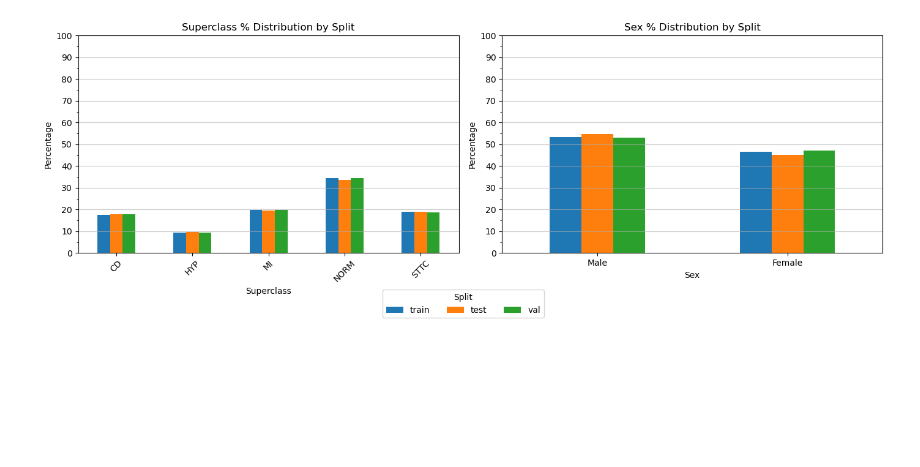
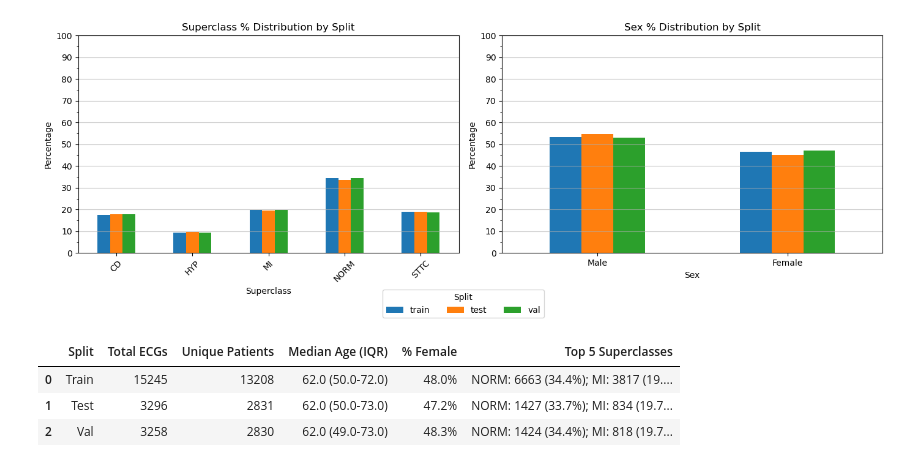
Before and after one commit to cristopher-d-delgado/ecg-ai-statistical-evaluation, a Jupyter notebook: notebooks/eda.ipynb, the cells around one changed output. Cells and saved outputs as stored; diff of their text form; code cells hidden in the pictures; blank space fills up the shorter version.

Commit message:
made Table 3 Summary

```diff
--- a/notebooks/eda.ipynb
+++ b/notebooks/eda.ipynb
@@ -893,3 +893,68 @@ test      2821
 val       2773
 Name: patient_id, dtype: int64
 [figure]
+# %%
+# ----------------------------
+# Table 3: Summary by Split
+# ----------------------------
+
+def generate_table3_concise(df, split_col='split', label_col='superclasses', sex_col='sex_label', top_n_classes=5):
+    """
+    Generate a concise summary table of cohort characteristics per split:
+    - Total ECGs
+    - Unique patients
+    - Median age (IQR)
+    - % Female
+    - Top N superclasses (count + %)
+    """
+    table_rows = []
+    split_order = ['train', 'test', 'val']
+
+    for split in split_order:
+        df_split = df[df[split_col] == split]
+        n_records = len(df_split)
+        n_patients = df_split['patient_id'].nunique()
+
+        # Age
+        age_median = df_split['age'].median()
+        age_q1 = df_split['age'].quantile(0.25)
+        age_q3 = df_split['age'].quantile(0.75)
+
+        # Female %
+        female_percent = (df_split[sex_col] == 'Female').mean() * 100
+
+        # Top superclasses
+        df_exploded = df_split[[label_col]].explode(label_col).dropna(subset=[label_col])
+        class_counts = df_exploded[label_col].value_counts()
+        class_percent = df_exploded[label_col].value_counts(normalize=True) * 100
+        top_classes = [f"{cls}: {class_counts[cls]} ({class_percent[cls]:.1f}%)"
+                       for cls in class_counts.index[:top_n_classes]]
+
+        # Append split summary
+        table_rows.append([
+            split.capitalize(),
+            n_records,
+            n_patients,
+            f"{age_median:.1f} ({age_q1:.1f}-{age_q3:.1f})",
+            f"{female_percent:.1f}%",
+            "; ".join(top_classes)
+        ])
+
+    table3 = pd.DataFrame(table_rows, columns=[
+        "Split",
+        "Total ECGs",
+        "Unique Patients",
+        "Median Age (IQR)",
+        "% Female",
+        f"Top {top_n_classes} Superclasses"
+    ])
+    return table3
+
+# Generate concise Table 3
+table3_concise = generate_table3_concise(df)
+table3_concise
+# %% [output]
+|  | Split | Total ECGs | Unique Patients | Median Age (IQR) | % Female | Top 5 Superclasses |
+| 0 | Train | 15245 | 13208 | 62.0 (50.0-72.0) | 48.0% | NORM: 6663 (34.4%); MI: 3817 (19.... |
+| 1 | Test | 3296 | 2831 | 62.0 (50.0-73.0) | 47.2% | NORM: 1427 (33.7%); MI: 834 (19.7... |
+| 2 | Val | 3258 | 2830 | 62.0 (49.0-73.0) | 48.3% | NORM: 1424 (34.4%); MI: 818 (19.7... |
```
